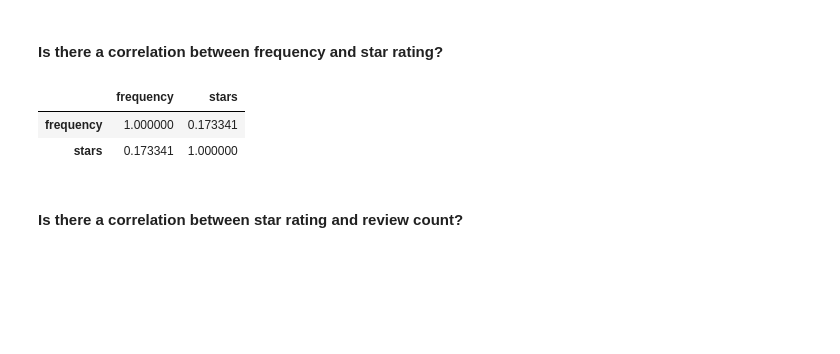
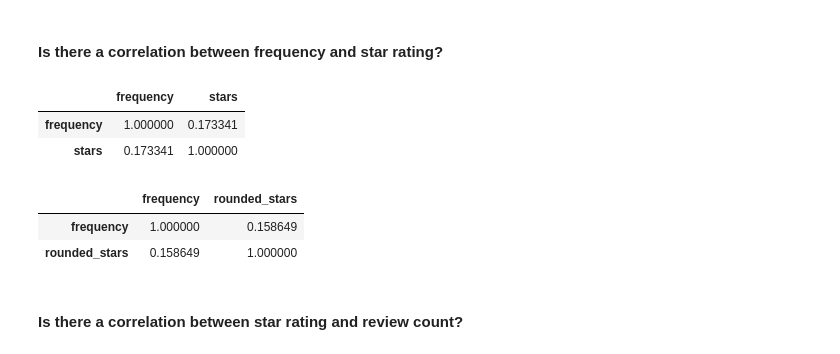
Before and after one commit to OktarianTB/predicting-business-popularity, a Jupyter notebook: popularity_metric_analysis.ipynb, the cells around one changed output. Cells and saved outputs as stored; diff of their text form; code cells hidden in the pictures; blank space fills up the shorter version.

```diff
--- a/popularity_metric_analysis.ipynb
+++ b/popularity_metric_analysis.ipynb
@@ -141,6 +145,12 @@ restaurants_df[['frequency', 'stars']].corr()
 |  | frequency | stars |
 | frequency | 1.000000 | 0.173341 |
 | stars | 0.173341 | 1.000000 |
+# %%
+restaurants_df[['frequency', 'rounded_stars']].corr()
+# %% [output]
+|  | frequency | rounded_stars |
+| frequency | 1.000000 | 0.158649 |
+| rounded_stars | 0.158649 | 1.000000 |
 # %% [markdown]
 #### Is there a correlation between star rating and review count?
 # %%
```
Also changed, not shown: parts of 14 cells of this notebook.
